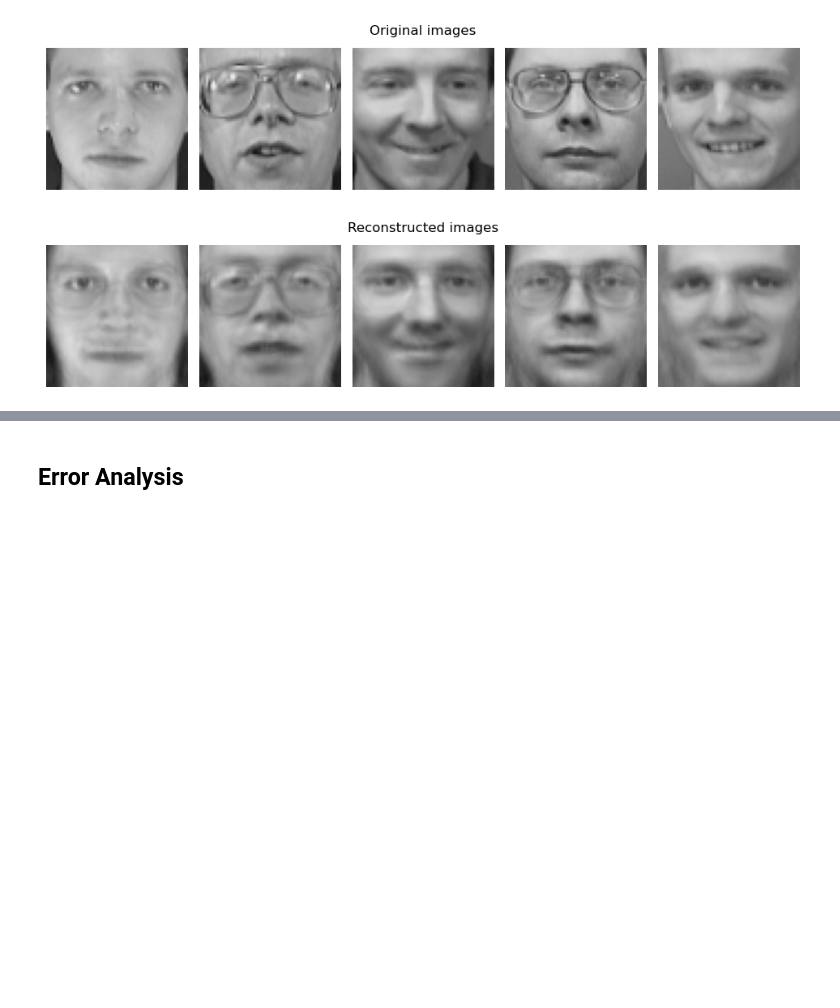
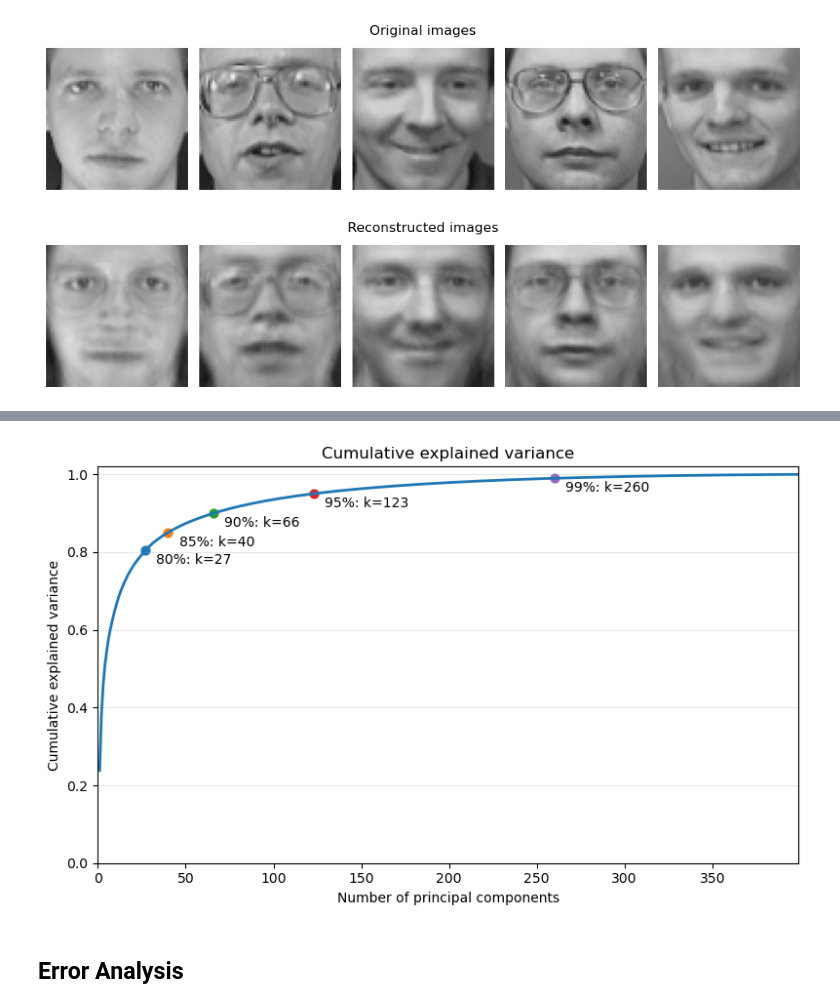
Before and after one commit to johannegg/IT3212, a Jupyter notebook: Assignment2/PCA.ipynb, the cells around one changed output, grey strips where cells are left out. Drawn from its saved outputs; the diff is of its cells as text; code cells hidden in the pictures; blank space fills up the shorter version.

```diff
--- a/Assignment2/PCA.ipynb
+++ b/Assignment2/PCA.ipynb
@@ -117,2 +186,41 @@ plt.show()
+# %%
+# Plot cumulative explained variance for the meaningful PCA components
+plt.figure(figsize=(8, 5))
+
+x = np.arange(1, 400)
+y = cumulative_variance[:399]
+
+plt.plot(x, y, linewidth=2)
+
+# Variance levels used to evaluate suitable values of k
+thresholds = [0.80, 0.85, 0.90, 0.95, 0.99]
+
+for threshold in thresholds:
+    # Find the smallest k that reaches the given variance level
+    k = np.argmax(cumulative_variance >= threshold) + 1
+
+    # Mark the corresponding point on the curve
+    plt.scatter(k, cumulative_variance[k - 1], s=40)
+
+    # Add the variance level and k value to the plot
+    plt.annotate(
+        f"{threshold * 100:.0f}%: k={k}",
+        xy=(k, cumulative_variance[k - 1]),
+        xytext=(8, -10),
+        textcoords="offset points"
+    )
+
+plt.xlabel("Number of principal components")
+plt.ylabel("Cumulative explained variance")
+plt.title("Cumulative explained variance")
+
+plt.xlim(0, 399)
+plt.ylim(0, 1.02)
+plt.grid(axis="y", alpha=0.3)
+
+plt.tight_layout()
+plt.show()
+# %% [output]
+[figure, added]
 # %% [markdown]
 ## Error Analysis
```
Also changed, not shown: parts of 7 cells of this notebook.
